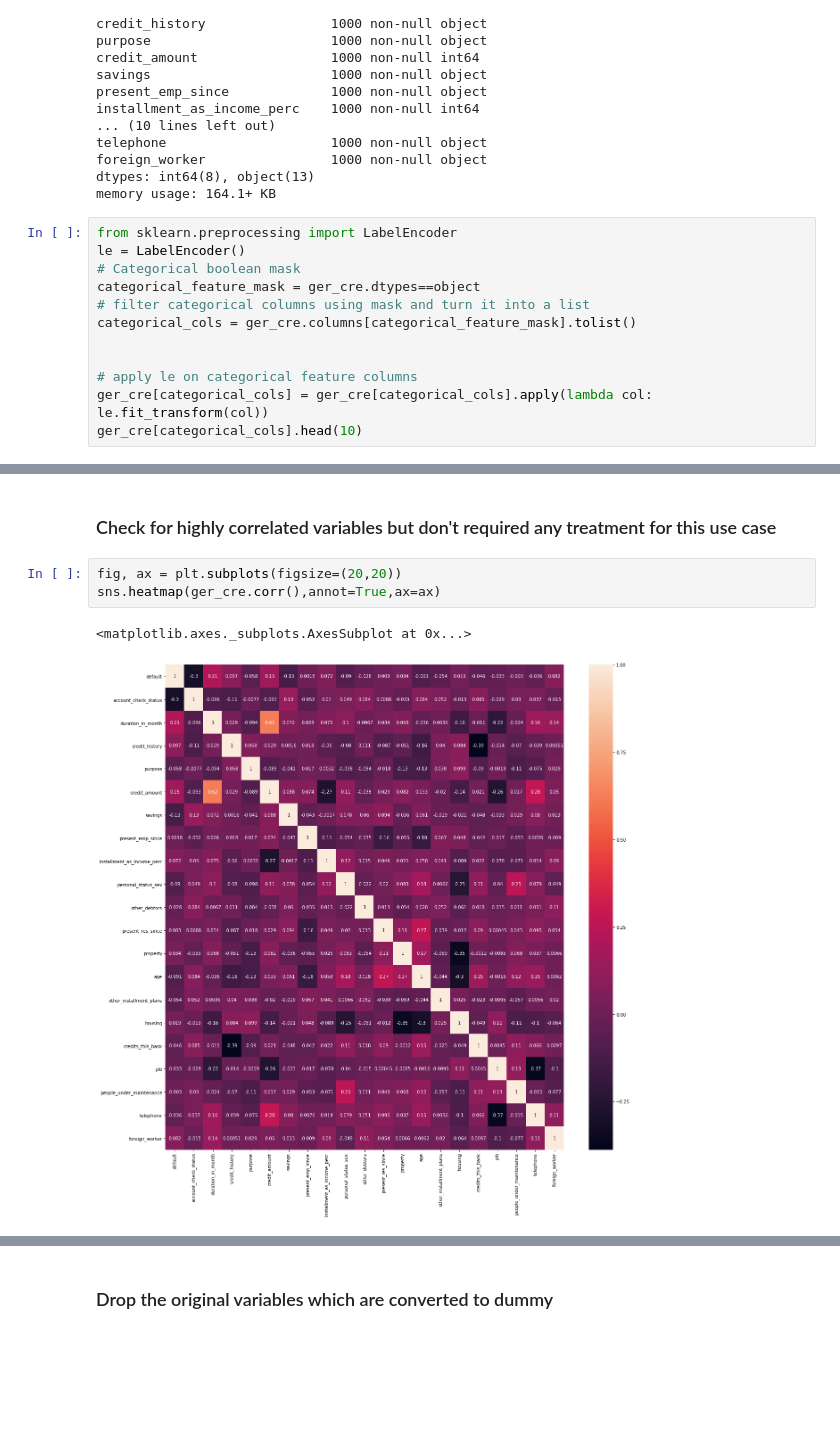
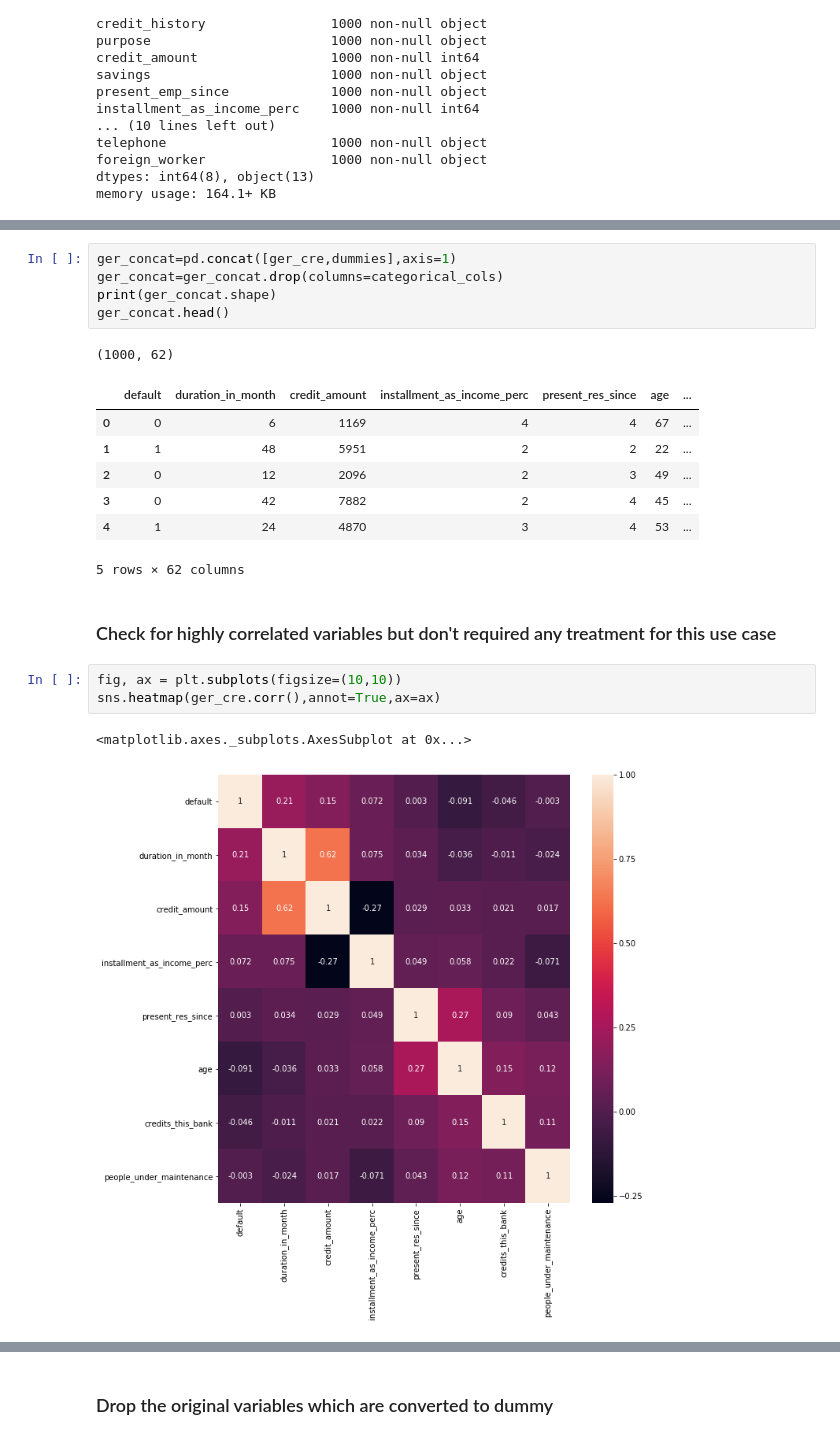
Before and after one commit to GreatLearningAIML1/aiml-ml-hyd-apr-19-batch-Manikanta2991, a Jupyter notebook: R4_External_Lab_Validation_Accuracy_Manikanta.ipynb, the cells around one changed output, grey strips where cells are left out. Drawn from its saved outputs; the diff is of its cells as text; blank space fills up the shorter version.

```diff
--- a/R4_External_Lab_Validation_Accuracy_Manikanta.ipynb
+++ b/R4_External_Lab_Validation_Accuracy_Manikanta.ipynb
@@ -55,15 +55,3 @@ telephone                     1000 non-null object
 foreign_worker                1000 non-null object
 dtypes: int64(8), object(13)
 memory usage: 164.1+ KB
-# %%
-from sklearn.preprocessing import LabelEncoder
-le = LabelEncoder()
-# Categorical boolean mask
-categorical_feature_mask = ger_cre.dtypes==object
-# filter categorical columns using mask and turn it into a list
-categorical_cols = ger_cre.columns[categorical_feature_mask].tolist()
-
-
-# apply le on categorical feature columns
-ger_cre[categorical_cols] = ger_cre[categorical_cols].apply(lambda col: le.fit_transform(col))
-ger_cre[categorical_cols].head(10)
@@ -92,8 +71,22 @@ ger_cre.head()
+# %%
+ger_concat=pd.concat([ger_cre,dummies],axis=1)
+ger_concat=ger_concat.drop(columns=categorical_cols)
+print(ger_concat.shape)
+ger_concat.head()
+# %% [output]
+(1000, 62)
+|  | default | duration_in_month | credit_amount | installment_as_income_perc | present_res_since | age | ... |
+| 0 | 0 | 6 | 1169 | 4 | 4 | 67 | ... |
+| 1 | 1 | 48 | 5951 | 2 | 2 | 22 | ... |
+| 2 | 0 | 12 | 2096 | 2 | 3 | 49 | ... |
+| 3 | 0 | 42 | 7882 | 2 | 4 | 45 | ... |
+| 4 | 1 | 24 | 4870 | 3 | 4 | 53 | ... |
+5 rows × 62 columns
 # %% [markdown]
 ### Check for highly correlated variables but don't required any treatment for this use case
 # %%
-fig, ax = plt.subplots(figsize=(20,20))
+fig, ax = plt.subplots(figsize=(10,10))
 sns.heatmap(ger_cre.corr(),annot=True,ax=ax)
 # %% [output]
 <matplotlib.axes._subplots.AxesSubplot at 0x...>
-[figure, old version]
+[figure, new version]
```
Also changed, not shown: parts of 6 cells of this notebook.
